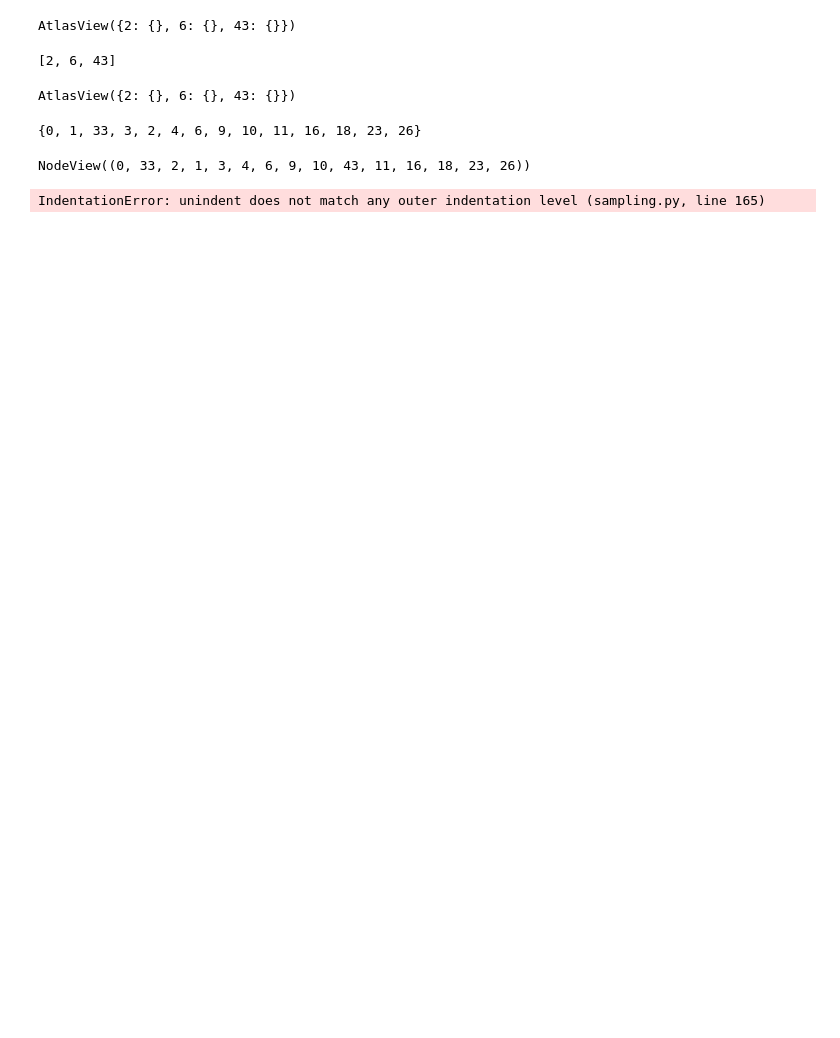
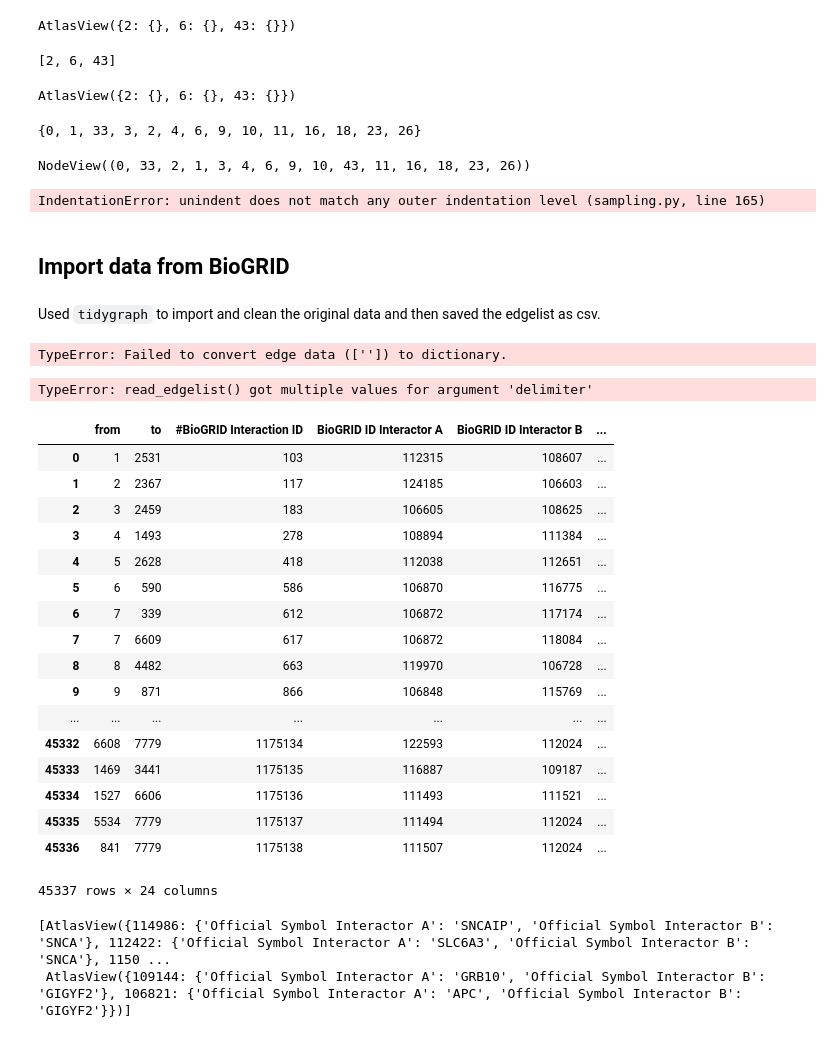
Before and after one commit to alperyilmaz/jupyterlab-bioinformatics, a Jupyter notebook: reproduce01.ipynb, the cells around one changed output. Cells and saved outputs as stored; diff of their text form; code cells hidden in the pictures; blank space fills up the shorter version.

Commit message:
got networkx for biogrid working

```diff
--- a/reproduce01.ipynb
+++ b/reproduce01.ipynb
@@ -99,3 +99,7 @@ sys.path.append(os.path.relpath("external_files/"))
 from sampling import *
 # %% [output]
 IndentationError: unindent does not match any outer indentation level (sampling.py, line 165)
+# %% [markdown]
+## Import data from BioGRID
+# %% [markdown]
+Used `tidygraph` to import and clean the original data and then saved the edgelist as csv.
@@ -101,0 +109,32 @@ IndentationError: unindent does not match any outer indentation level (sampling.
+# %%
+test = nx.read_edgelist("external_files/biogrid_hs_y2h_largest.csv", delimiter=',')
+# %% [output]
+TypeError: Failed to convert edge data (['']) to dictionary.
+# %%
+with open('external_files/biogrid_hs_y2h_largest.csv', 'rb') as inf:
+    next(inf, '')   # skip a line
+    G = nx.read_edgelist(inf, "from", "to", delimiter=',', nodetype=int, encoding="utf-8")
+# %% [output]
+TypeError: read_edgelist() got multiple values for argument 'delimiter'
+# %%
+df = pd.read_csv("external_files/biogrid_hs_y2h_largest.csv")
+df
+# %% [output]
+|  | from | to | #BioGRID Interaction ID | BioGRID ID Interactor A | BioGRID ID Interactor B | ... |
+| 0 | 1 | 2531 | 103 | 112315 | 108607 | ... |
+| 1 | 2 | 2367 | 117 | 124185 | 106603 | ... |
+| 2 | 3 | 2459 | 183 | 106605 | 108625 | ... |
+| 3 | 4 | 1493 | 278 | 108894 | 111384 | ... |
+| 4 | 5 | 2628 | 418 | 112038 | 112651 | ... |
+| 5 | 6 | 590 | 586 | 106870 | 116775 | ... |
+| 6 | 7 | 339 | 612 | 106872 | 117174 | ... |
+| 7 | 7 | 6609 | 617 | 106872 | 118084 | ... |
+| 8 | 8 | 4482 | 663 | 119970 | 106728 | ... |
+| 9 | 9 | 871 | 866 | 106848 | 115769 | ... |
+| ... | ... | ... | ... | ... | ... | ... |
+| 45332 | 6608 | 7779 | 1175134 | 122593 | 112024 | ... |
+| 45333 | 1469 | 3441 | 1175135 | 116887 | 109187 | ... |
+| 45334 | 1527 | 6606 | 1175136 | 111493 | 111521 | ... |
+| 45335 | 5534 | 7779 | 1175137 | 111494 | 112024 | ... |
+| 45336 | 841 | 7779 | 1175138 | 111507 | 112024 | ... |
+45337 rows × 24 columns
@@ -101,0 +146,5 @@ IndentationError: unindent does not match any outer indentation level (sampling.
+# %%
+[G[seed] for seed in seeds]
+# %% [output]
+[AtlasView({114986: {'Official Symbol Interactor A': 'SNCAIP', 'Official Symbol Interactor B': 'SNCA'}, 112422: {'Official Symbol Interactor A': 'SLC6A3', 'Official Symbol Interactor B': 'SNCA'}, 1150 ...
+ AtlasView({109144: {'Official Symbol Interactor A': 'GRB10', 'Official Symbol Interactor B': 'GIGYF2'}, 106821: {'Official Symbol Interactor A': 'APC', 'Official Symbol Interactor B': 'GIGYF2'}})]
```
Also changed, not shown: parts of 3 cells of this notebook, 2 other files.
